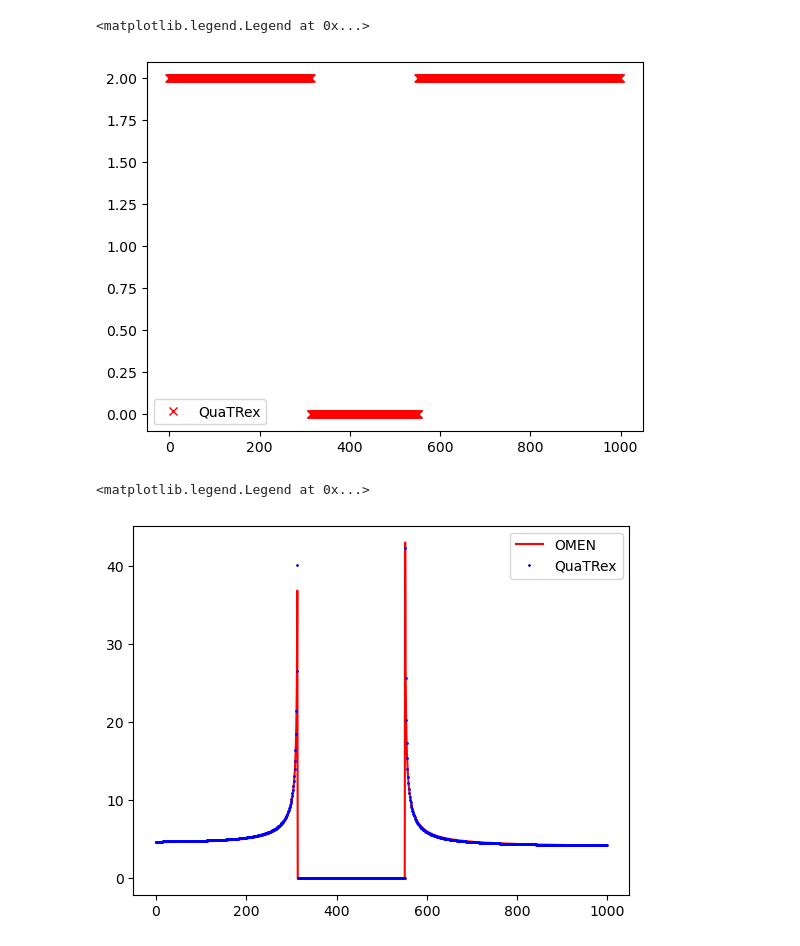
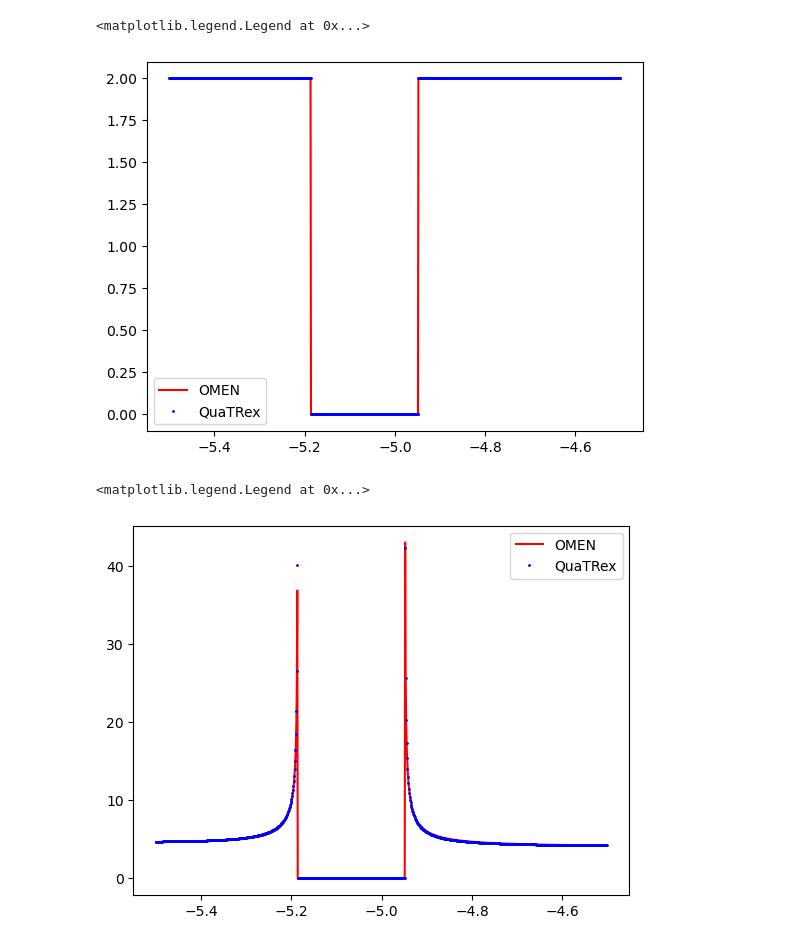
Before and after one commit to vincent-maillou/QuaTrEx, a Jupyter notebook: examples/cp2k/atomic_chain/Comparison_with_OMEN.ipynb, the cells around one changed output. Drawn from its saved outputs; the diff is of its cells as text; code cells hidden in the pictures.

Commit message:
Added comparison with OMEN and QTTools in examples

```diff
--- a/examples/cp2k/atomic_chain/Comparison_with_OMEN.ipynb
+++ b/examples/cp2k/atomic_chain/Comparison_with_OMEN.ipynb
@@ -3,12 +3,17 @@ import numpy as np
 import matplotlib.pyplot as plt
 from scipy import sparse
 # %%
+E = np.load("/home/mdossena/quatrex/examples/cp2k/atomic_chain/inputs/electron_energies.npy")
+
 T_l_qua = np.load("/home/mdossena/quatrex/examples/cp2k/atomic_chain/outputs/transmission_slabs_x_l.npy")
+T_l_OMEN = np.loadtxt("/usr/scratch2/tortin17/mdossena/CARBON_CHAIN/OMEN_full/1/SEL_TE_0_0_0_0.dat")
 
-plt.plot(T_l_qua[3,:],'xr',label='QuaTRex')
+plt.plot(E,T_l_OMEN,'-r',label='OMEN')
+plt.plot(E,T_l_qua[3,:],'ob',label='QuaTRex',markersize=1)
+
 plt.legend()
 # %% [output]
 <matplotlib.legend.Legend at 0x...>
-[figure, old version]
+[figure, new version]
 # %%
 D_OMEN = np.loadtxt("/usr/scratch2/tortin17/mdossena/CARBON_CHAIN/OMEN_full/1/SEL_ZEl_0_0_0_0.dat")
@@ -16,9 +22,9 @@ D_OMEN = np.loadtxt("/usr/scratch2/tortin17/mdossena/CARBON_CHAIN/OMEN_full/1/SE
 D_sum_O = np.sum(D_OMEN,axis=0)
 D_sum_Q = np.sum(D_b_qua,axis=0)
 
-plt.plot(D_sum_O,'-r',label='OMEN')
-plt.plot(D_sum_Q,'ob',label='QuaTRex',markersize=1)
+plt.plot(E,D_sum_O,'-r',label='OMEN')
+plt.plot(E,D_sum_Q,'ob',label='QuaTRex',markersize=1)
 plt.legend()
 # %% [output]
 <matplotlib.legend.Legend at 0x...>
-[figure, old version]
+[figure, new version]
```
Also changed, not shown: parts of 2 cells of this notebook, 7 other files.
